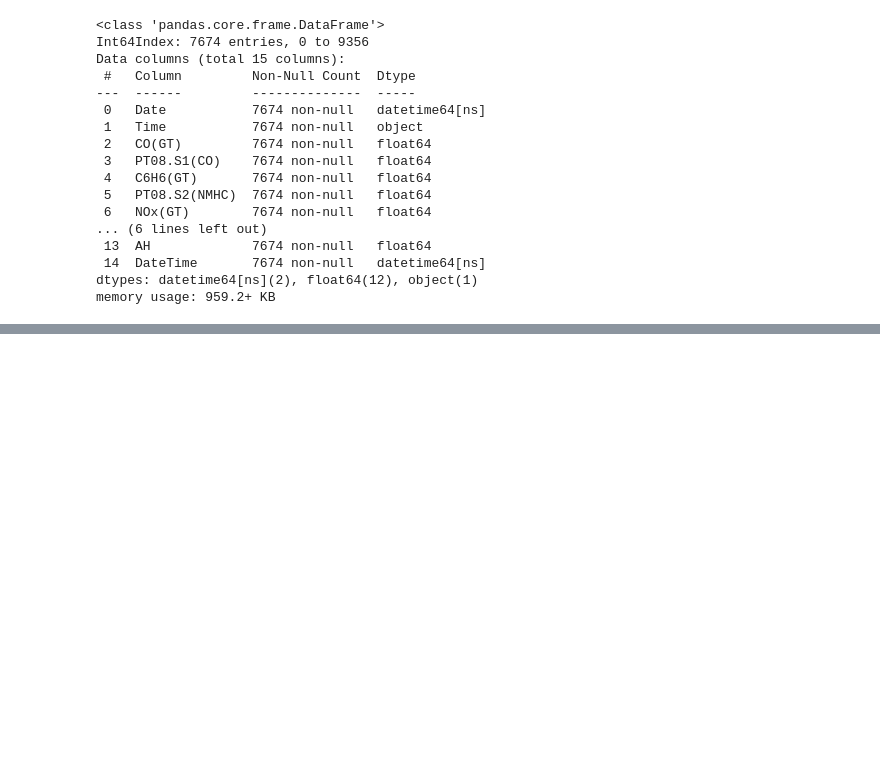
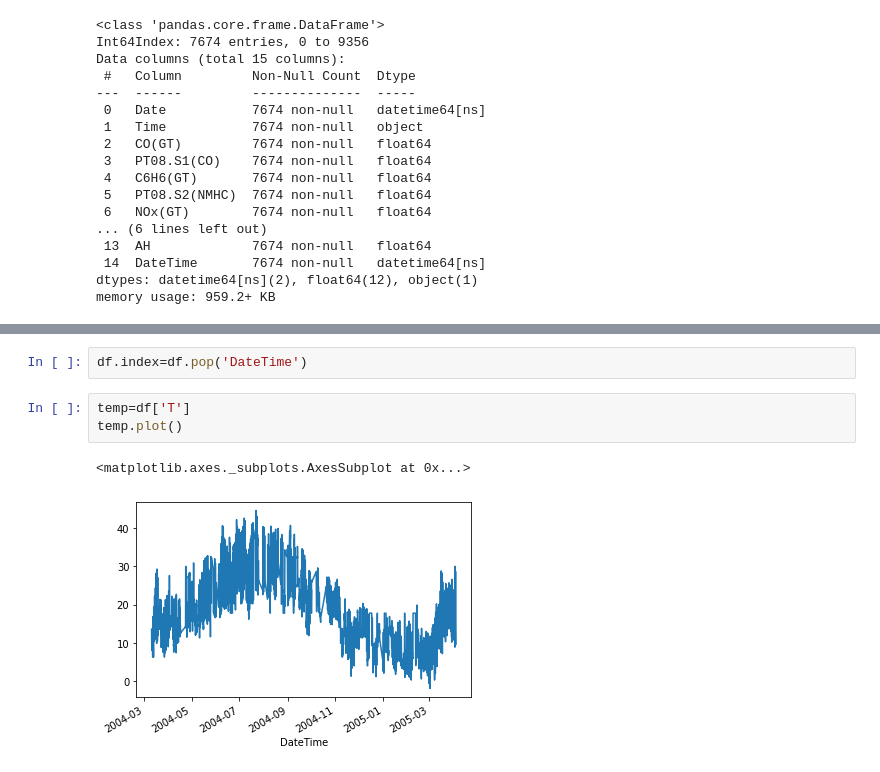
Before and after one commit to pk2971/Air-Quality-vs-Temperature-time-series, a Jupyter notebook: Air_Quality_time_series_forecasting.ipynb, the cells around one changed output, grey strips where cells are left out. Saved outputs shown, nothing was run; the diff lists cells and outputs as text; blank space fills up the shorter version.

```diff
--- a/Air_Quality_time_series_forecasting.ipynb
+++ b/Air_Quality_time_series_forecasting.ipynb
@@ -224,0 +241,8 @@ memory usage: 959.2+ KB
+# %%
+df.index=df.pop('DateTime')
+# %%
+temp=df['T']
+temp.plot()
+# %% [output]
+<matplotlib.axes._subplots.AxesSubplot at 0x...>
+[figure, added]
```
Also changed, not shown: parts of 22 cells of this notebook.
